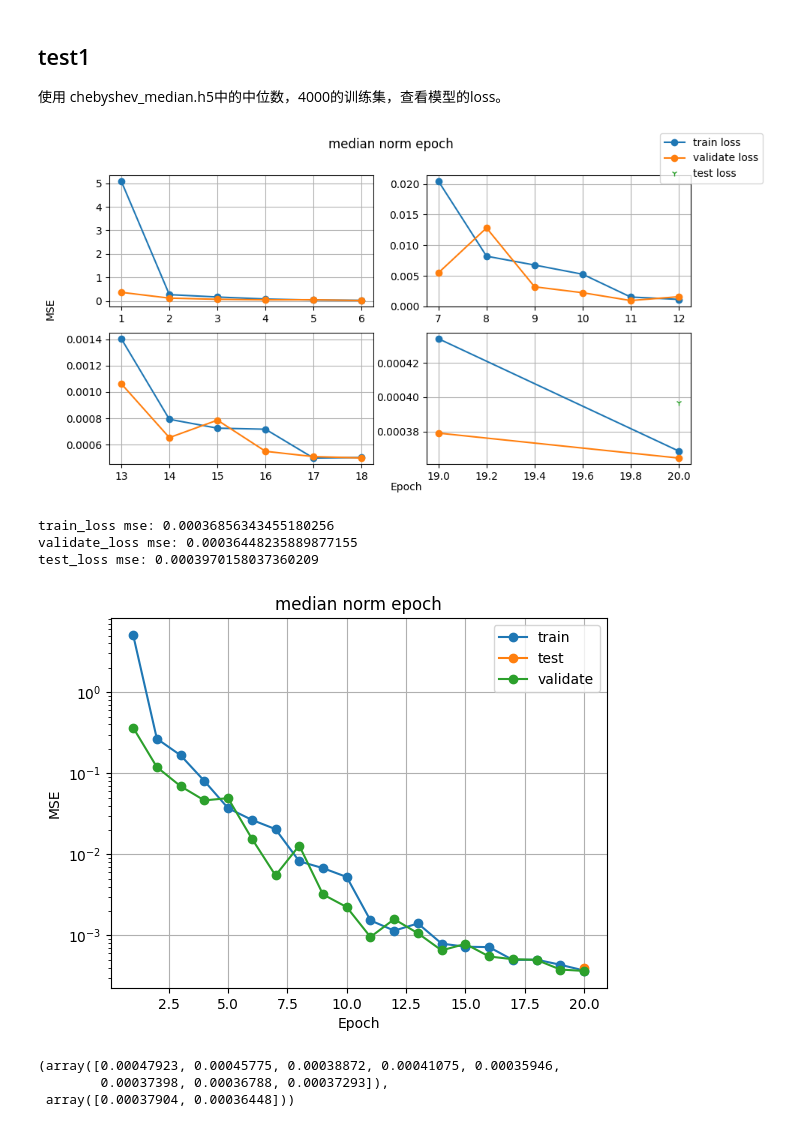
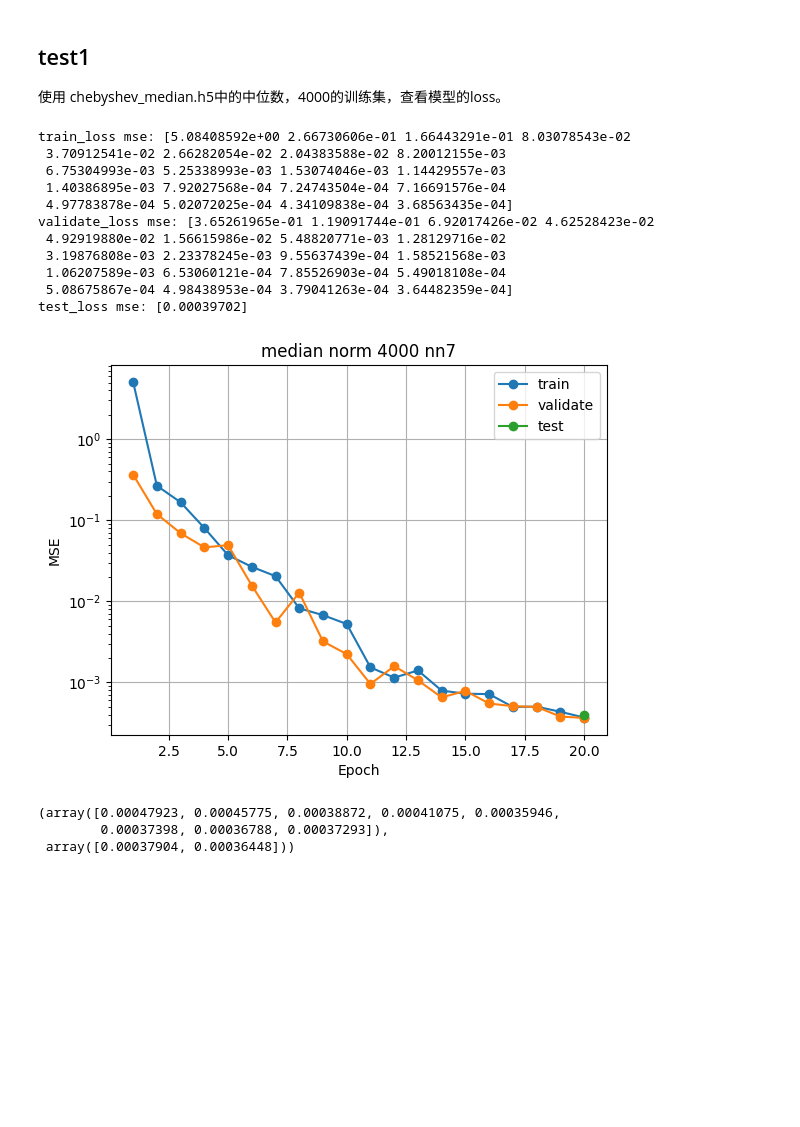
Before and after one commit to Tinrry/anderson, a Jupyter notebook: model_test.ipynb, the cells around one changed output. Cells and saved outputs as stored; diff of their text form; code cells hidden in the pictures; blank space fills up the shorter version.

```diff
--- a/model_test.ipynb
+++ b/model_test.ipynb
@@ -141,19 +100,22 @@ testing_file = "datasets/chebyshev_testing_1000.h5",
 # train data
 from run_mlp import main
 # main('config_1.json')
-# %%
-# 使用median规范后，进行训练，训练配置文件config_1.json，每个epoch训练的rmse如下图所示。
-subfigure_loss(file='nn_7/loss_1.h5', title="median norm epoch")
-# %% [output]
-[figure, removed]
 # %%
 # plot epoch loss
-plot_loss_epoch(file='nn_7/loss_1.h5', title="median norm epoch", begin=0)
+plot_loss_epoch(file='nn_7/loss_1.h5', title="median norm 4000 nn7", begin=0)
 # %% [output]
-train_loss mse: 0.00036856343455180256
-validate_loss mse: 0.00036448235889877155
-test_loss mse: 0.0003970158037360209
+train_loss mse: [5.08408592e+00 2.66730606e-01 1.66443291e-01 8.03078543e-02
+ 3.70912541e-02 2.66282054e-02 2.04383588e-02 8.20012155e-03
+ 6.75304993e-03 5.25338993e-03 1.53074046e-03 1.14429557e-03
+ 1.40386895e-03 7.92027568e-04 7.24743504e-04 7.16691576e-04
+ 4.97783878e-04 5.02072025e-04 4.34109838e-04 3.68563435e-04]
+validate_loss mse: [3.65261965e-01 1.19091744e-01 6.92017426e-02 4.62528423e-02
+ 4.92919880e-02 1.56615986e-02 5.48820771e-03 1.28129716e-02
+ 3.19876808e-03 2.23378245e-03 9.55637439e-04 1.58521568e-03
+ 1.06207589e-03 6.53060121e-04 7.85526903e-04 5.49018108e-04
+ 5.08675867e-04 4.98438953e-04 3.79041263e-04 3.64482359e-04]
+test_loss mse: [0.00039702]
-[figure, old version]
+[figure, new version]
 # %%
 file = 'nn_7/loss_1.h5'
 h5 = h5py.File(file, 'r')
```
Also changed, not shown: parts of 14 cells of this notebook, 1 other file.
